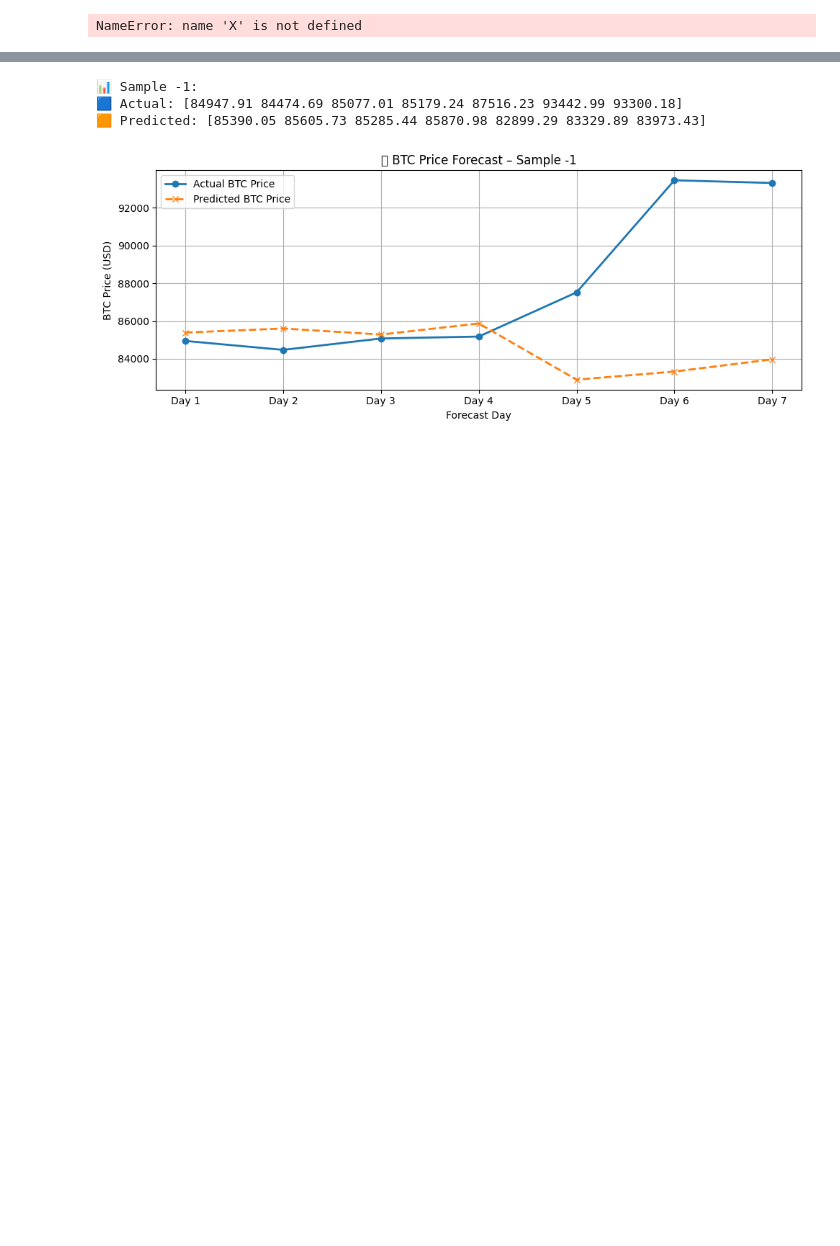
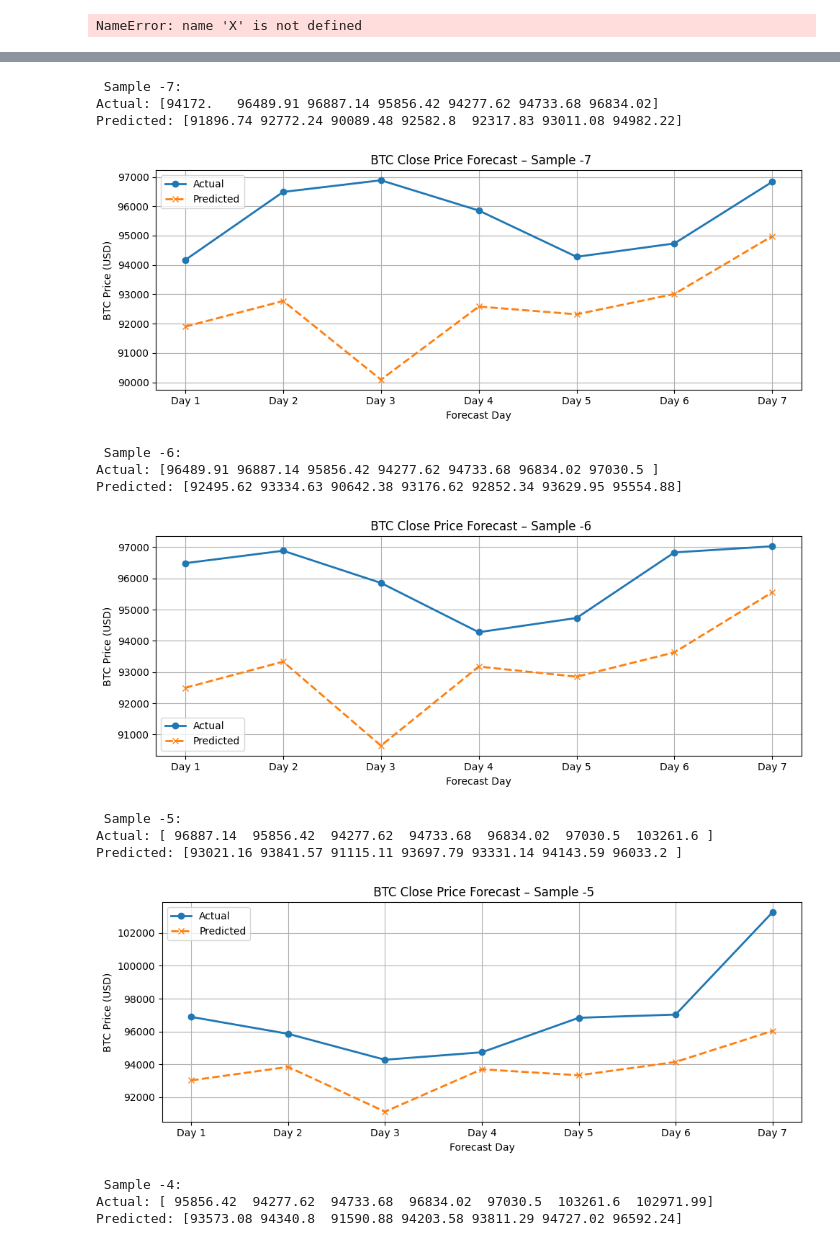
Before and after one commit to cimem37/Cryptocurrency-Forecasting, a Jupyter notebook: Untitled5.ipynb, the cells around one changed output, grey strips where cells are left out. Saved outputs shown, nothing was run; the diff lists cells and outputs as text; code cells hidden in the pictures; blank space fills up the shorter version.

```diff
--- a/Untitled5.ipynb
+++ b/Untitled5.ipynb
@@ -493,46 +554,53 @@ Epoch 6/100
 # %%
 import matplotlib.pyplot as plt
 import numpy as np
-import pandas as pd
-from sklearn.preprocessing import MinMaxScaler
 
-# === STEP 1: Prepare scaler for inverse scaling of 'close' only ===
-close_index = df.columns.get_loc("close")
-close_scaler = MinMaxScaler()
-close_scaler.fit(df.iloc[:, close_index:close_index+1])  # Fit only on 'close'
+# STEP 1: Inverse transform scaler (only 'close') ===
+close_index = df.columns.get_loc("close")  # get index of 'close' column
 
-# === STEP 2: Choose N recent samples to visualize ===
-n_samples = 1  # Change to 10 or more if you'd like
-sample_indices = [-1]
+# STEP 2: Choose how many recent samples to visualize ===
+n_samples = 7  # Feel free to increase to 10 or more
+sample_indices = range(-n_samples, 0)
 
-# === STEP 3: Visualize each forecast window ===
+# STEP 3: Loop through samples ===
 for idx in sample_indices:
     true_scaled = y_test[idx]
     pred_scaled = y_pred_scaled[idx]
 
     true_prices = close_scaler.inverse_transform(true_scaled.reshape(-1, 1)).flatten()
     pred_prices = close_scaler.inverse_transform(pred_scaled.reshape(-1, 1)).flatten()
 
-    forecast_days = [f"Day {i+1}" for i in range(len(true_prices))]
+    days = [f"Day {i+1}" for i in range(len(true_prices))]
 
-    # === Print the values ===
-    print(f"\n📊 Sample {idx}:")
-    print("🟦 Actual:", np.round(true_prices, 2))
-    print("🟧 Predicted:", np.round(pred_prices, 2))
+    # === Text output ===
+    print(f"\n Sample {idx}:")
+    print("Actual:", np.round(true_prices, 2))
+    print("Predicted:", np.round(pred_prices, 2))
 
-    # === Plot ===
+    # === Plotting ===
     plt.figure(figsize=(10, 4))
-    plt.plot(forecast_days, true_prices, marker='o', label='Actual BTC Price', linewidth=2)
-    plt.plot(forecast_days, pred_prices, marker='x', linestyle='--', label='Predicted BTC Price', linewidth=2)
-    plt.title(f"📉 BTC Price Forecast – Sample {idx}")
+    plt.plot(days, true_prices, marker='o', label='Actual', linewidth=2)
+    plt.plot(days, pred_prices, marker='x', linestyle='--', label='Predicted', linewidth=2)
+    plt.title(f" BTC Close Price Forecast – Sample {idx}")
     plt.xlabel("Forecast Day")
     plt.ylabel("BTC Price (USD)")
+    plt.grid(True)
     plt.legend()
-    plt.grid(True)
     plt.tight_layout()
     plt.show()
 # %% [output]
-📊 Sample -1:
-🟦 Actual: [84947.91 84474.69 85077.01 85179.24 87516.23 93442.99 93300.18]
-🟧 Predicted: [85390.05 85605.73 85285.44 85870.98 82899.29 83329.89 83973.43]
+ Sample -7:
+Actual: [94172.   96489.91 96887.14 95856.42 94277.62 94733.68 96834.02]
+Predicted: [91896.74 92772.24 90089.48 92582.8  92317.83 93011.08 94982.22]
-[figure, old version]
+[figure, new version]
+ Sample -6:
+Actual: [96489.91 96887.14 95856.42 94277.62 94733.68 96834.02 97030.5 ]
+Predicted: [92495.62 93334.63 90642.38 93176.62 92852.34 93629.95 95554.88]
+[figure, added]
+ Sample -5:
+Actual: [ 96887.14  95856.42  94277.62  94733.68  96834.02  97030.5  103261.6 ]
+Predicted: [93021.16 93841.57 91115.11 93697.79 93331.14 94143.59 96033.2 ]
+[figure, added]
+ Sample -4:
+Actual: [ 95856.42  94277.62  94733.68  96834.02  97030.5  103261.6  102971.99]
+Predicted: [93573.08 94340.8  91590.88 94203.58 93811.29 94727.02 96592.24]
```
Also changed, not shown: parts of 17 cells of this notebook.
